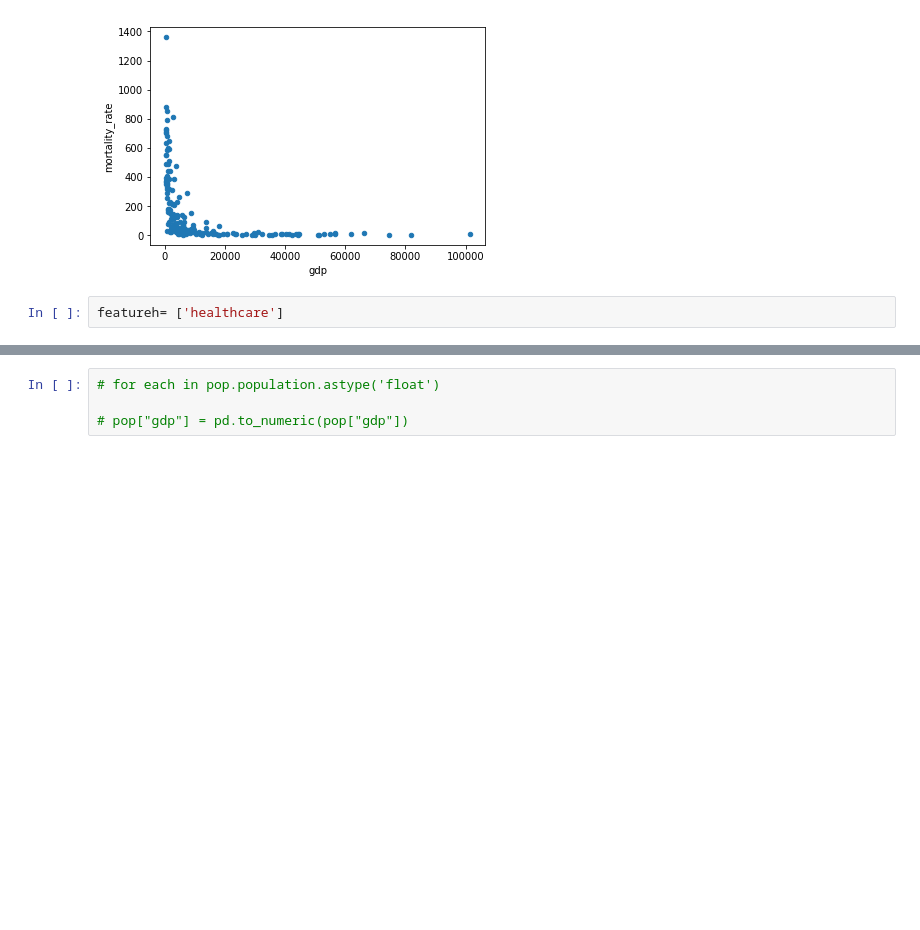
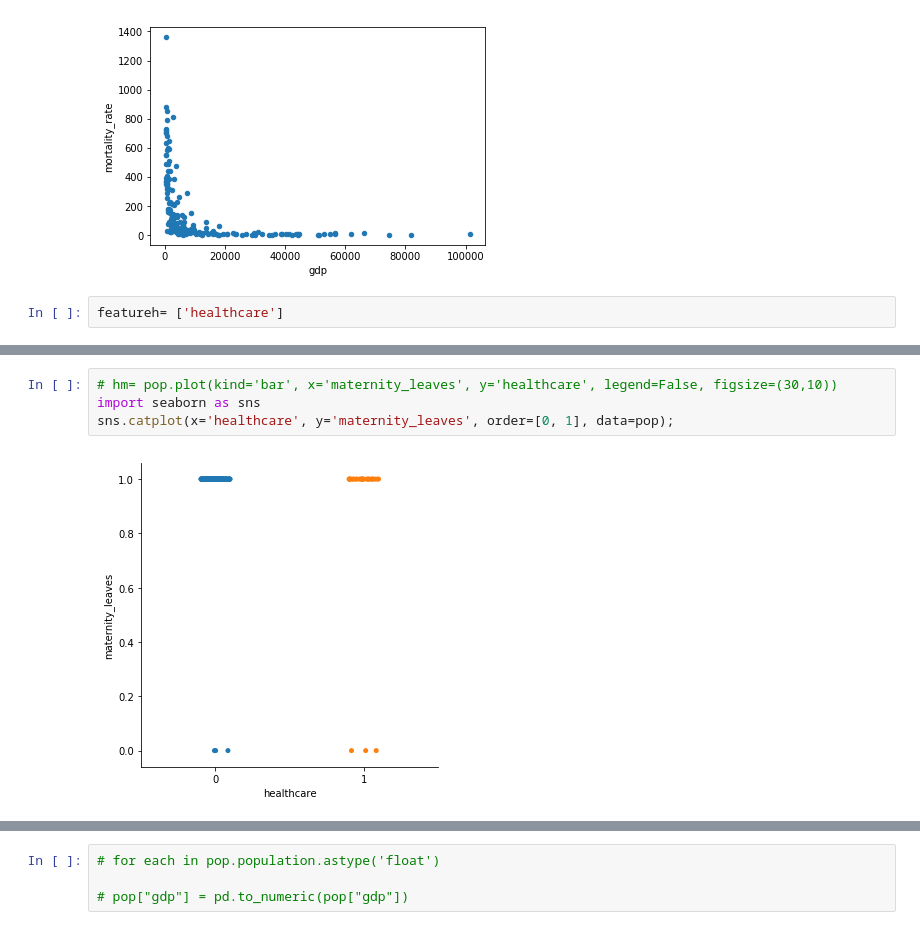
Before and after one commit to imamun93/Maternal_Mortality_Rate, a Jupyter notebook: WIP.ipynb, the cells around one changed output, grey strips where cells are left out. Saved outputs shown, nothing was run; the diff lists cells and outputs as text; blank space fills up the shorter version.

```diff
--- a/WIP.ipynb
+++ b/WIP.ipynb
@@ -1154,0 +1159,6 @@ hm= pop.plot(kind='scatter', x='maternity_leaves', y='healthcare', alpha=.2) #sc
+# %%
+# hm= pop.plot(kind='bar', x='maternity_leaves', y='healthcare', legend=False, figsize=(30,10))
+import seaborn as sns
+sns.catplot(x='healthcare', y='maternity_leaves', order=[0, 1], data=pop);
+# %% [output]
+[figure, added]
```
Also changed, not shown: parts of 14 cells of this notebook.
